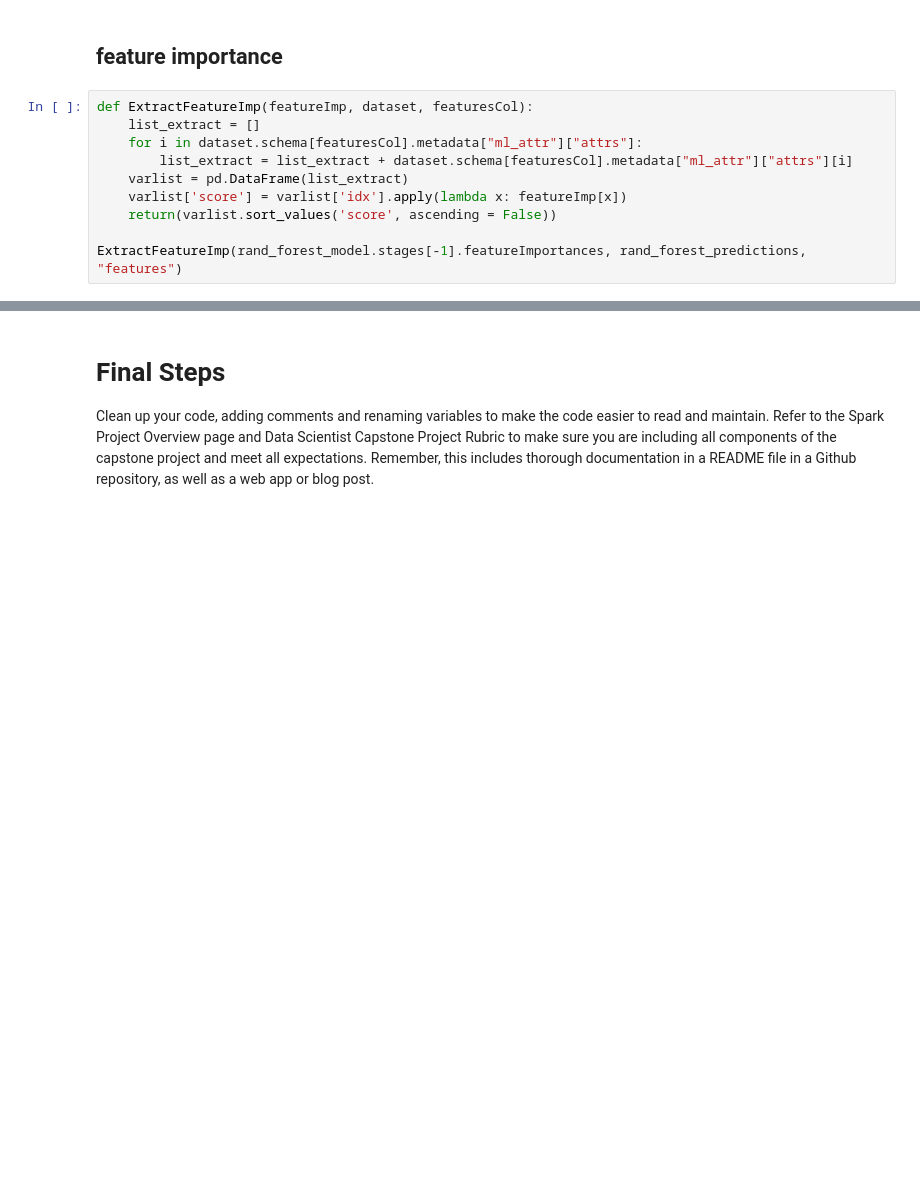
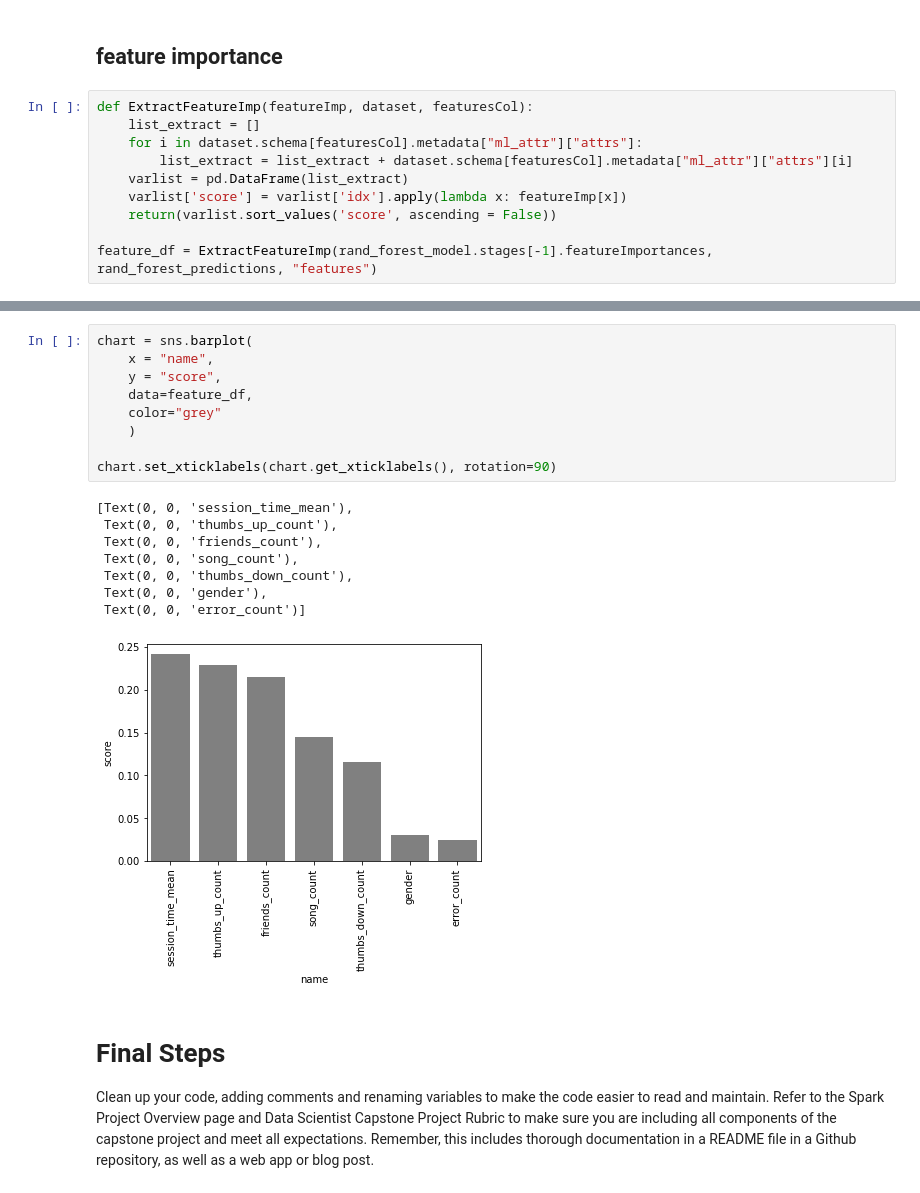
Before and after one commit to baky0905/sparkify-dsnd, a Jupyter notebook: Sparkify.ipynb, the cells around one changed output, grey strips where cells are left out. Cells and saved outputs as stored; diff of their text form; blank space fills up the shorter version.

Commit message:
Add feature importance

```diff
--- a/Sparkify.ipynb
+++ b/Sparkify.ipynb
@@ -924,4 +915,4 @@ def ExtractFeatureImp(featureImp, dataset, featuresCol):
     varlist['score'] = varlist['idx'].apply(lambda x: featureImp[x])
     return(varlist.sort_values('score', ascending = False))
 
-ExtractFeatureImp(rand_forest_model.stages[-1].featureImportances, rand_forest_predictions, "features")
+feature_df = ExtractFeatureImp(rand_forest_model.stages[-1].featureImportances, rand_forest_predictions, "features")
@@ -937,3 +930,21 @@ ExtractFeatureImp(rand_forest_model.stages[-1].featureImportances, rand_forest_p
+# %%
+chart = sns.barplot(
+    x = "name",
+    y = "score",
+    data=feature_df,
+    color="grey"
+    )
+
+chart.set_xticklabels(chart.get_xticklabels(), rotation=90)
+# %% [output]
+[Text(0, 0, 'session_time_mean'),
+ Text(0, 0, 'thumbs_up_count'),
+ Text(0, 0, 'friends_count'),
+ Text(0, 0, 'song_count'),
+ Text(0, 0, 'thumbs_down_count'),
+ Text(0, 0, 'gender'),
+ Text(0, 0, 'error_count')]
+[figure, added]
 # %% [markdown]
 # Final Steps
 Clean up your code, adding comments and renaming variables to make the code easier to read and maintain. Refer to the Spark Project Overview page and Data Scientist Capstone Project Rubric to make sure you are including all components of the capstone project and meet all expectations. Remember, this includes thorough documentation in a README file in a Github repository, as well as a web app or blog post.
```
Also changed, not shown: parts of 7 cells of this notebook, 2 other files.
